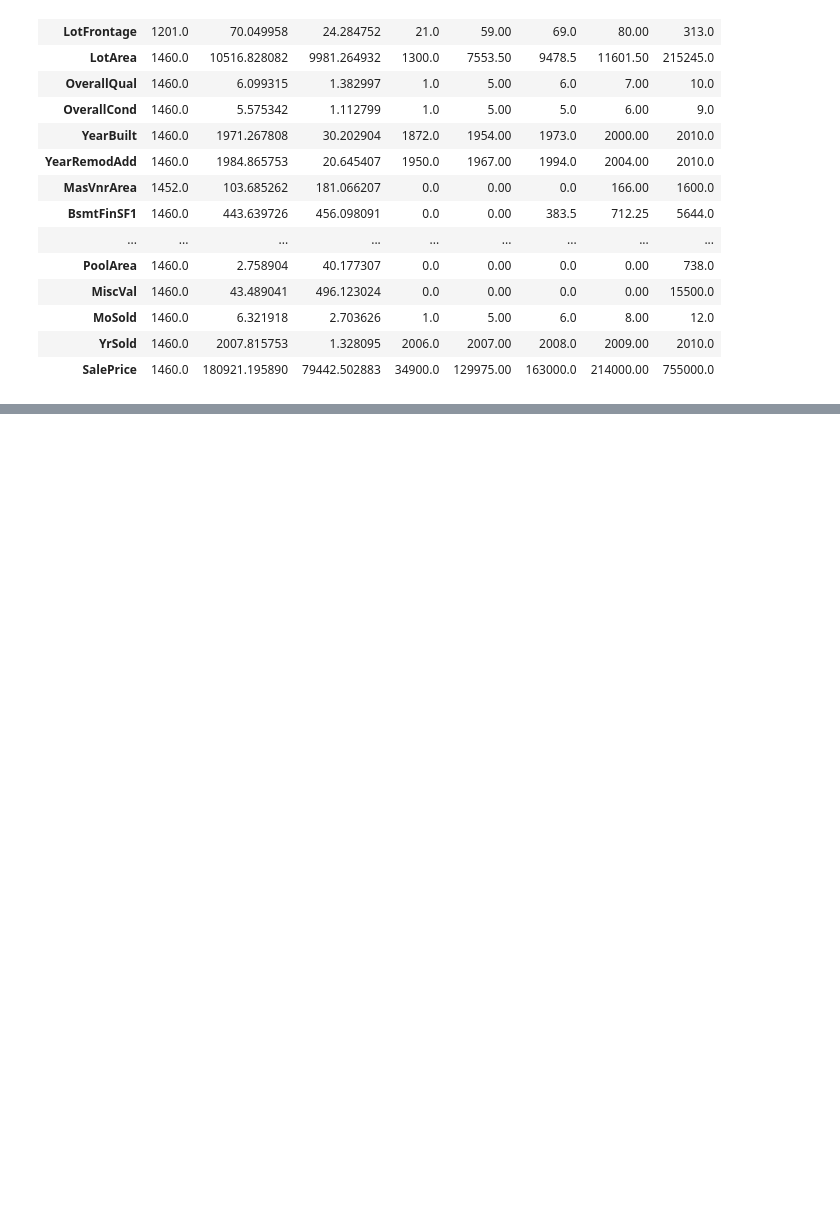
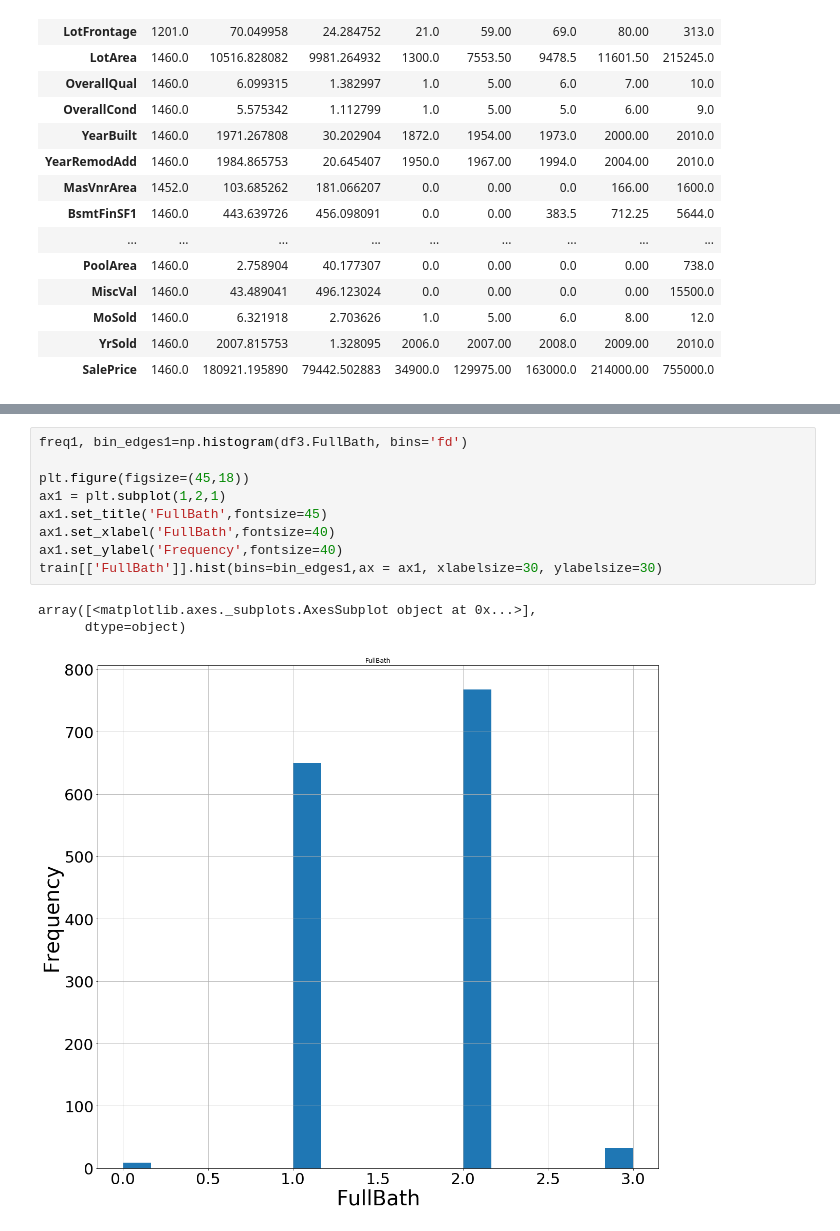
Before and after one commit to bmarotical/capstoneTeam6, a Jupyter notebook: HouseRegressions_Basil.ipynb, the cells around one changed output, grey strips where cells are left out. Saved outputs shown, nothing was run; the diff lists cells and outputs as text; blank space fills up the shorter version.

```diff
--- a/HouseRegressions_Basil.ipynb
+++ b/HouseRegressions_Basil.ipynb
@@ -92,0 +288,13 @@ df[df.YearBuilt==1872]
+# %%
+freq1, bin_edges1=np.histogram(df3.FullBath, bins='fd')
+
+plt.figure(figsize=(45,18))
+ax1 = plt.subplot(1,2,1)
+ax1.set_title('FullBath',fontsize=45)
+ax1.set_xlabel('FullBath',fontsize=40)
+ax1.set_ylabel('Frequency',fontsize=40)
+train[['FullBath']].hist(bins=bin_edges1,ax = ax1, xlabelsize=30, ylabelsize=30)
+# %% [output]
+array([<matplotlib.axes._subplots.AxesSubplot object at 0x...>],
+      dtype=object)
+[figure, added]
```
Also changed, not shown: parts of 27 cells of this notebook.
